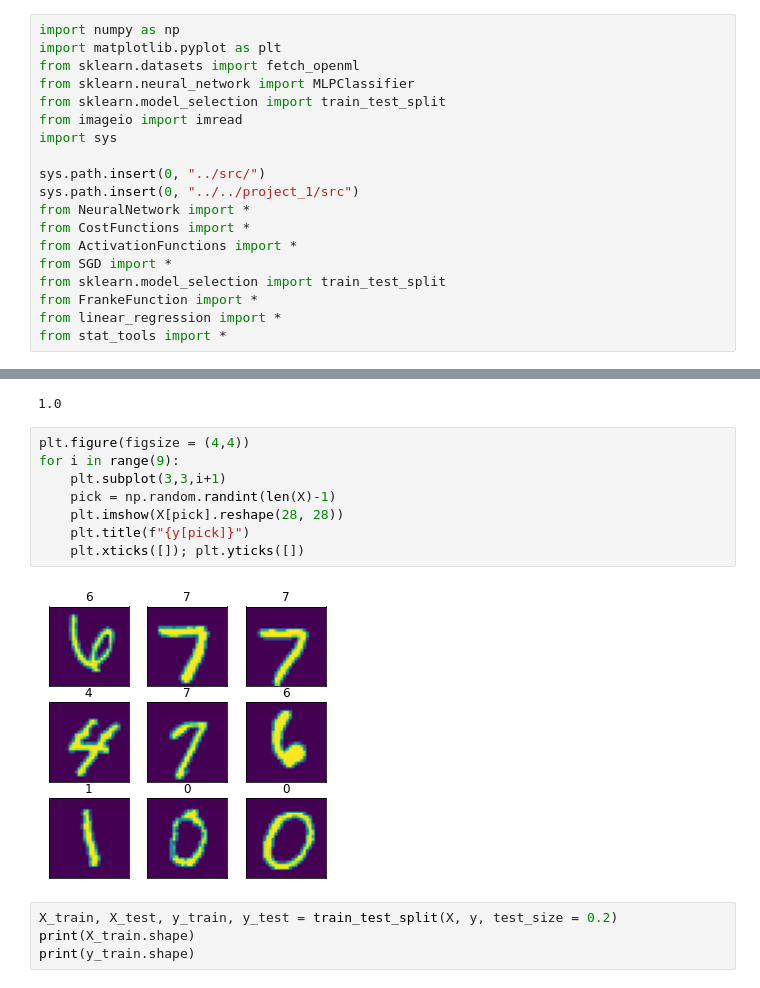
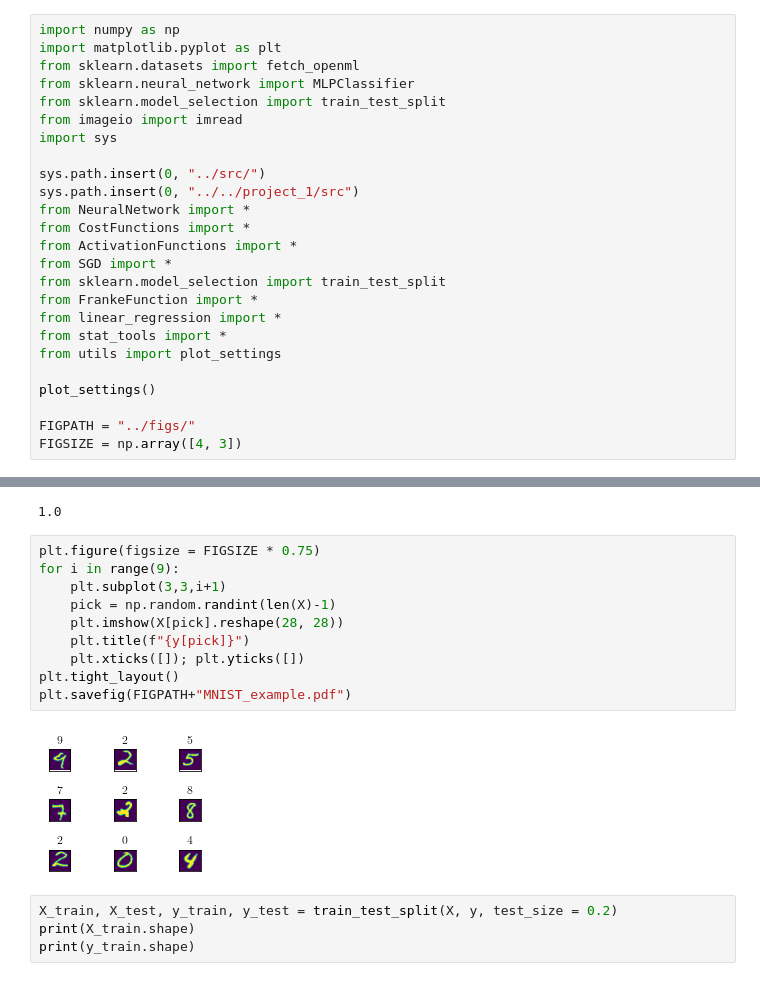
Before and after one commit to nicholaskarlsen/FYS-STK4155, a Jupyter notebook: project_2/notebooks/MNIST.ipynb, the cells around one changed output, grey strips where cells are left out. Saved outputs shown, nothing was run; the diff lists cells and outputs as text.

```diff
--- a/project_2/notebooks/MNIST.ipynb
+++ b/project_2/notebooks/MNIST.ipynb
@@ -17,6 +17,12 @@ from sklearn.model_selection import train_test_split
 from FrankeFunction import *
 from linear_regression import *
 from stat_tools import *
+from utils import plot_settings
+
+plot_settings()
+
+FIGPATH = "../figs/"
+FIGSIZE = np.array([4, 3])
 # %%
 X, y = fetch_openml('mnist_784', version=1, return_X_y=True)
 print("X shape = ", X.shape)
@@ -31,15 +37,17 @@ X shape =  (70000, 784)
 y shape =  (70000,)
 1.0
 # %%
-plt.figure(figsize = (4,4))
+plt.figure(figsize = FIGSIZE * 0.75)
 for i in range(9):
     plt.subplot(3,3,i+1)
     pick = np.random.randint(len(X)-1)
     plt.imshow(X[pick].reshape(28, 28))
     plt.title(f"{y[pick]}")
     plt.xticks([]); plt.yticks([])
+plt.tight_layout()
+plt.savefig(FIGPATH+"MNIST_example.pdf")
 # %% [output]
-[figure, old version]
+[figure, new version]
 # %%
 X_train, X_test, y_train, y_test = train_test_split(X, y, test_size = 0.2)
 print(X_train.shape)
```
Also changed, not shown: parts of 16 cells of this notebook, 7 other files.
